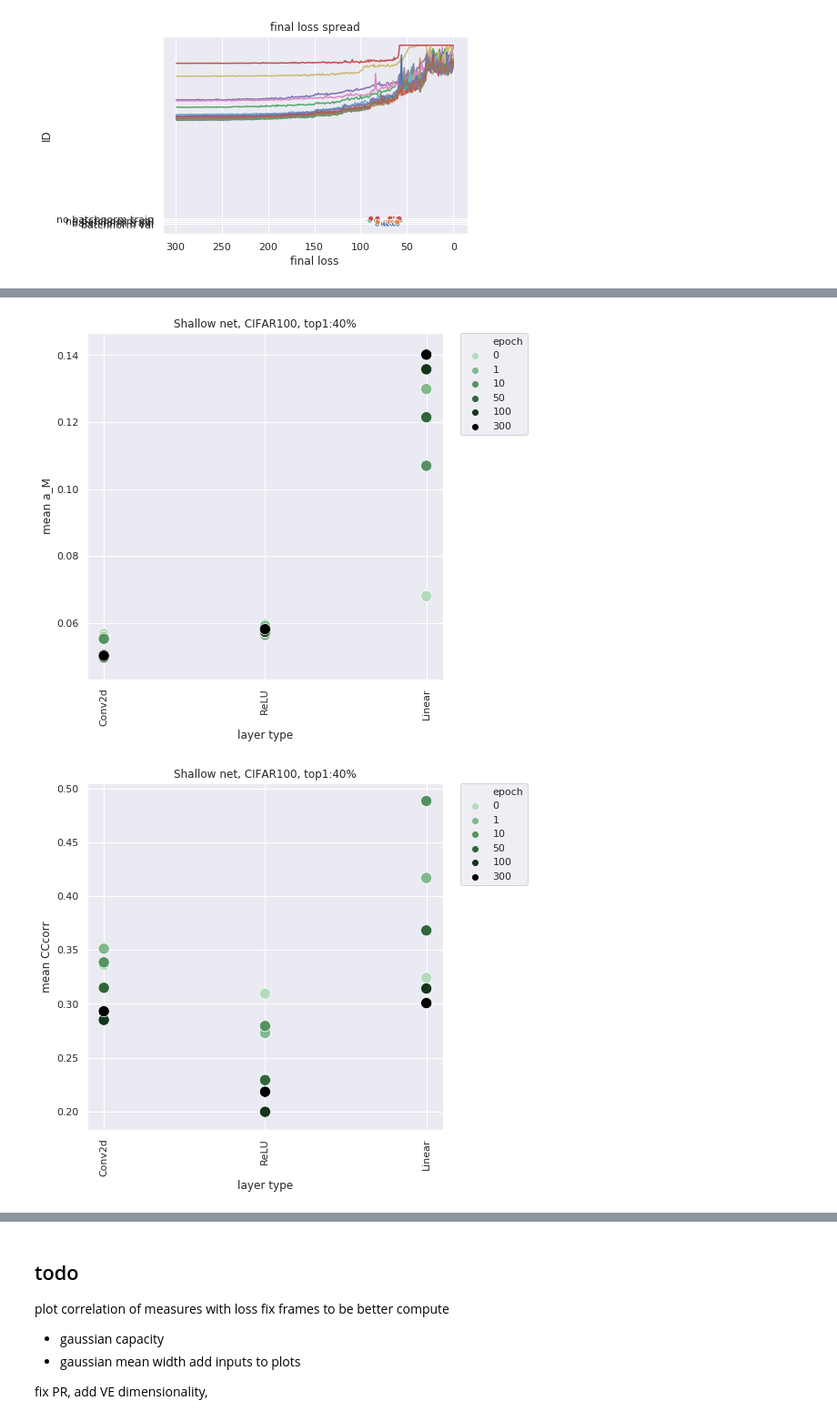
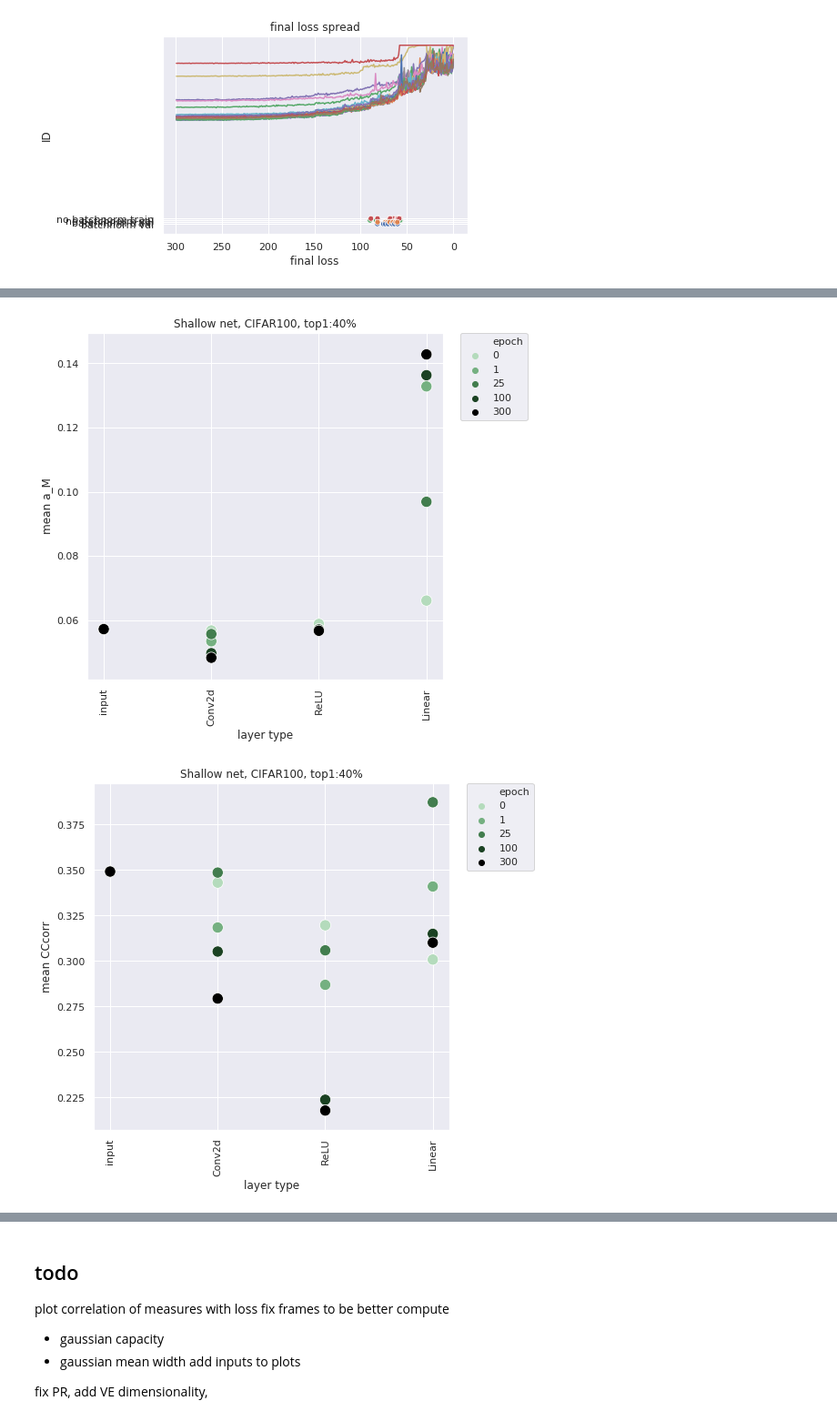
Before and after one commit to dapello/vgg-feature-gen, a Jupyter notebook: shallow_net_analysis.ipynb, the cells around one changed output, grey strips where cells are left out. Shown at 91% size. Drawn from its saved outputs; the diff is of its cells as text; code cells hidden in the pictures.

```diff
--- a/shallow_net_analysis.ipynb
+++ b/shallow_net_analysis.ipynb
@@ -61,0 +75,32 @@ Text(0,0.5,'ID')
+# %%
+LOG_DIR = '../dump/logs/'
+logs = os.listdir(LOG_DIR)
+net_archs = np.unique([log.split('-')[2]+'-' for log in logs])
+net_archs
+
+# losses = {}
+
+# for log in logs:
+#     arch = [arch for arch in net_archs if arch in log]
+#     t_and_v_loss = get_losses(LOG_DIR+log)
+#     # impute loss at epoch 0 -- need to adjust for actual collection!!!
+#     t_and_v_loss = np.array([np.insert(t_and_v_loss[1],0,99),np.insert(t_and_v_loss[0],0,99)])
+#     losses[arch+'train_full'] = t_and_v_loss[0,:]
+#     losses[arch+'val_full'] = t_and_v_loss[1,:]
+#     losses[arch+'train_f'] = t_and_v_loss[-10,-1]
+#     losses[arch+'val_full'] = t_and_v_loss[1,:]
+
+
+logs_final = []
+for log in logs:
+    losses = get_losses(LOG_DIR+log)
+    losses = np.array([np.insert(losses[1],0,99),np.insert(losses[0],0,99)])
+    logs_final.append([log+'-final-imageset_val', np.mean(losses[1][290:-1]), losses[1]])
+    logs_final.append([log+'-final-imageset_train', np.mean(losses[0][290:-1]), losses[0]])
+
+
+log_df = pd.DataFrame(columns=["log", "final loss", "full loss"], data=logs_final)
+log_df['arch'] = log_df['log'].apply(lambda x : str(x.split('-')[2])+'-')
+log_df['seed'] = log_df['log'].apply(lambda x : int(catch(x, 'seed')))
+log_df['imageset'] = log_df['log'].apply(lambda x : catch(x, 'imageset'))
+log_df.head()
@@ -61,0 +137,5 @@ Text(0,0.5,'ID')
+# %%
+ax = sns.scatterplot(x='final loss',y='arch', hue='arch', legend=False, data=log_df.query('imageset == "val"'))
+ax.invert_xaxis()
+ax.set_title('final loss spread: val')
+ax.set_ylabel('ID')
@@ -248,20 +378,21 @@ def add_meta(df,targets):
 # %%
 measures = ['R_G_vec', 'D_G_vec', 'D_M_vec','R_M_vec', 'a_Mfull_vec', 'a_M_vec', 'CCcorr']
 mani_dirs = [
-    '../dump/manifold_seed_14-drop_0-vgg1_sc-formatted_features-sort_betasoftmax/'
+    '../dump/manifold_seed_1-drop_0-vgg1_sc-formatted_features-sort_betasoftmax/'
 ]
 
 tags = [
     "seed_14 ep:"
 ]
 
-df = multi_frame_constructor(mani_dirs, tags, measures, exclude=['input'])
+# df = multi_frame_constructor(mani_dirs, tags, measures, exclude=['input'])
+df = multi_frame_constructor(mani_dirs, tags, measures)
 
 df['tag'] = df['tag']+df['epoch'].astype(str)
 
 opts = {
     'dims':[7,7],
-    'sortby': ['epoch'],
+    'sortby': ['layer number','epoch'],
     'hue': 'epoch',
     'fix_legend':True
 }
@@ -282,2 +413,2 @@ for measure in measures:
-[figure, old version]
+[figure, new version]
-[figure, old version]
+[figure, new version]
```
Also changed, not shown: parts of 54 cells of this notebook.
